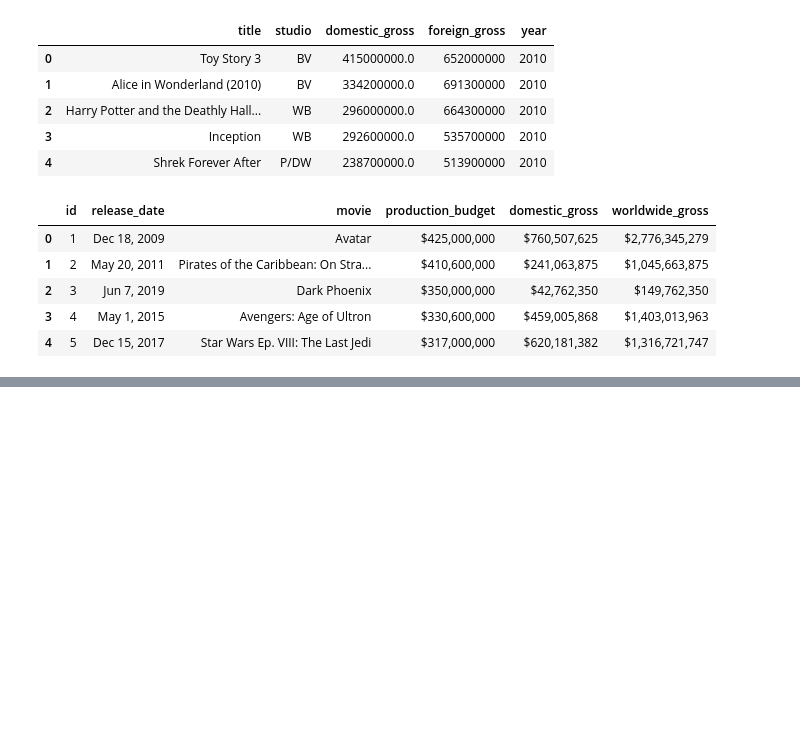
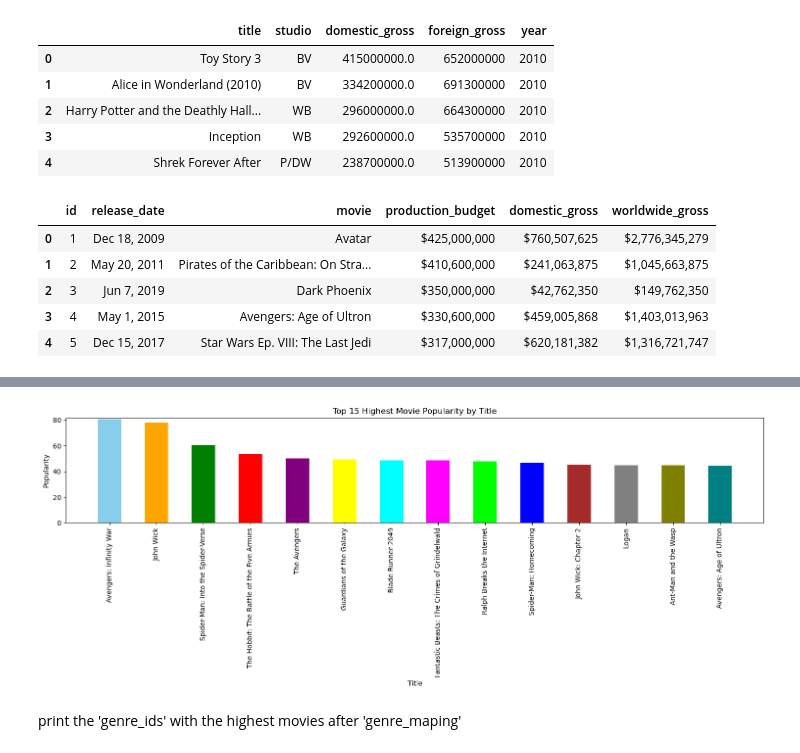
Before and after one commit to emukami2/project, a Jupyter notebook: student.ipynb, the cells around one changed output, grey strips where cells are left out. Saved outputs shown, nothing was run; the diff lists cells and outputs as text; code cells hidden in the pictures; blank space fills up the shorter version.

```diff
--- a/student.ipynb
+++ b/student.ipynb
@@ -112,0 +367,37 @@ rt_movie_info_tsv_df.head()
+# %%
+import matplotlib.pyplot as plt
+
+# Set the size of the plot
+plt.figure(figsize=(15, 6))
+
+# Sort movies by popularity in descending order
+sorted_movies = movie_csv_df.sort_values(by='popularity', ascending=False)
+
+# Select the top 15 highest titles by popularity
+top_15_titles = sorted_movies.head(15)
+
+# Define a list of colors for each movie
+colors = ['skyblue', 'orange', 'green', 'red', 'purple', 'yellow', 'pink', 'cyan', 'magenta', 'lime', 'blue', 'brown', 'gray', 'olive', 'teal']
+
+# Plot the popularity of each movie title with a specific color and adjusted width
+for i, (title, popularity) in enumerate(zip(top_15_titles['original_title'], top_15_titles['popularity'])):
+    plt.bar(title, popularity, color=colors[i], width=0.5)
+
+# Rotate the x-axis labels for better readability
+plt.xticks(rotation=90)
+
+# Set plot title and labels
+plt.title('Top 15 Highest Movie Popularity by Title')
+plt.xlabel('Title')
+plt.ylabel('Popularity')
+
+# Adjust y-axis range based on popularity values
+plt.ylim(0, sorted_movies['popularity'].max() + 1)
+
+# Show plot
+plt.tight_layout()
+plt.show()
+# %% [output]
+[figure, added]
+# %% [markdown]
+print the 'genre_ids' with the highest movies after 'genre_maping'
```
Also changed, not shown: parts of 34 cells of this notebook.
